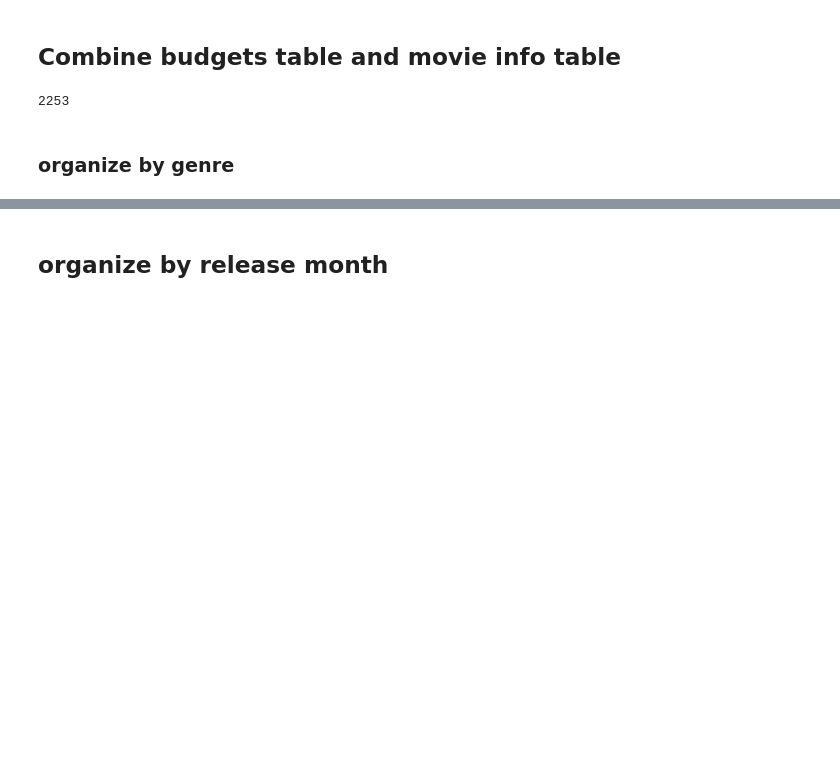
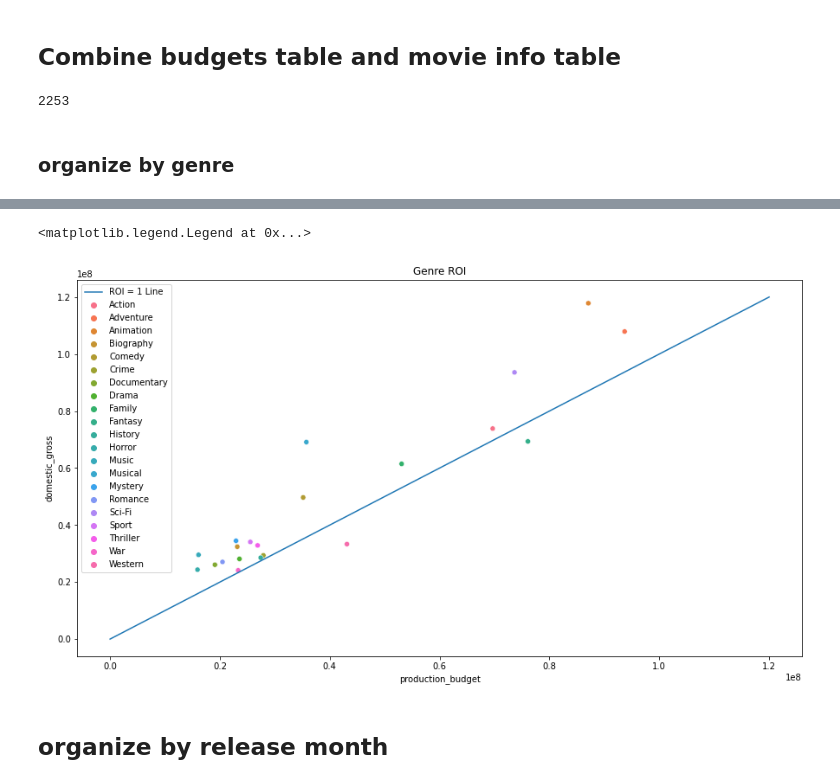
Before and after one commit to abigailjcampbell/dsc-phase-2-project-v3, a Jupyter notebook: student.ipynb, the cells around one changed output, grey strips where cells are left out. Saved outputs shown, nothing was run; the diff lists cells and outputs as text; code cells hidden in the pictures; blank space fills up the shorter version.

```diff
--- a/student.ipynb
+++ b/student.ipynb
@@ -350,3 +309,18 @@ genre_roi.head()
+# %%
+# plot genre parameters
+fig, axes = plt.subplots(figsize=(15, 8))
+
+# number of movies per genre
+sns.scatterplot(data=genre_roi, x="production_budget", y="domestic_gross", hue="genres")
+axes.set_title('Genre ROI')
+
+# add ROI = 1 line
+plt.plot([0, 120000000], [0, 120000000], '-', label='ROI = 1 Line')
+
+plt.legend()
+# %% [output]
+<matplotlib.legend.Legend at 0x...>
+[figure, added]
 # %% [markdown]
 ## organize by release month
 # %%
```
Also changed, not shown: parts of 48 cells of this notebook.
